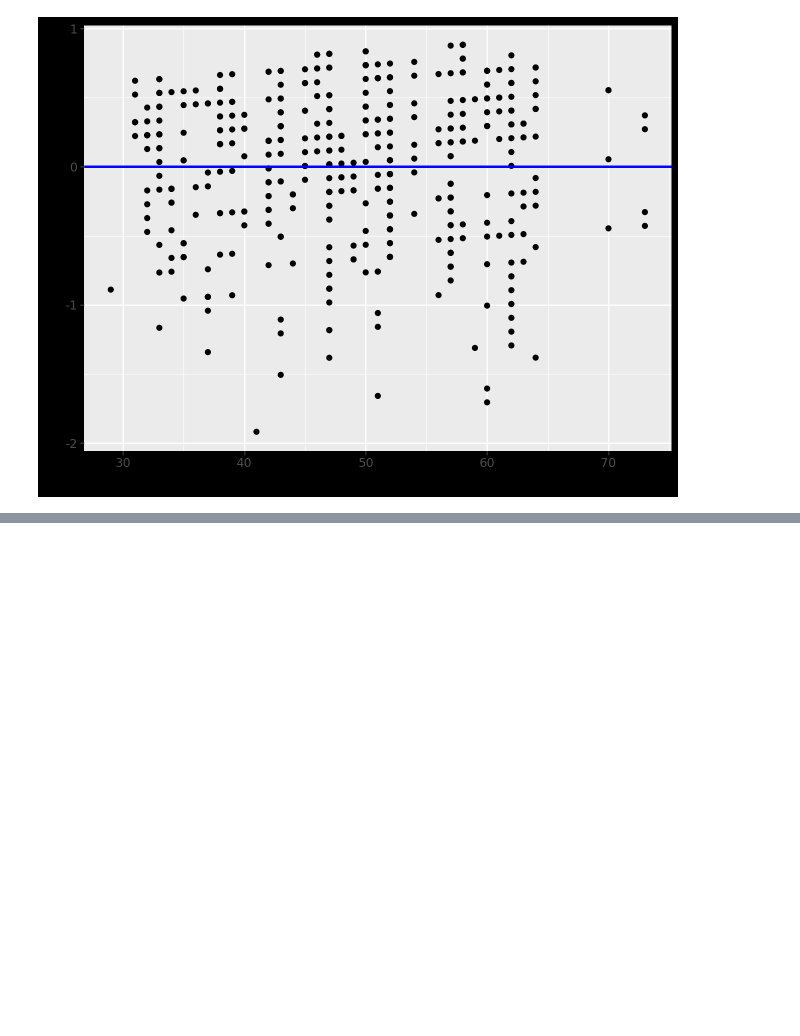
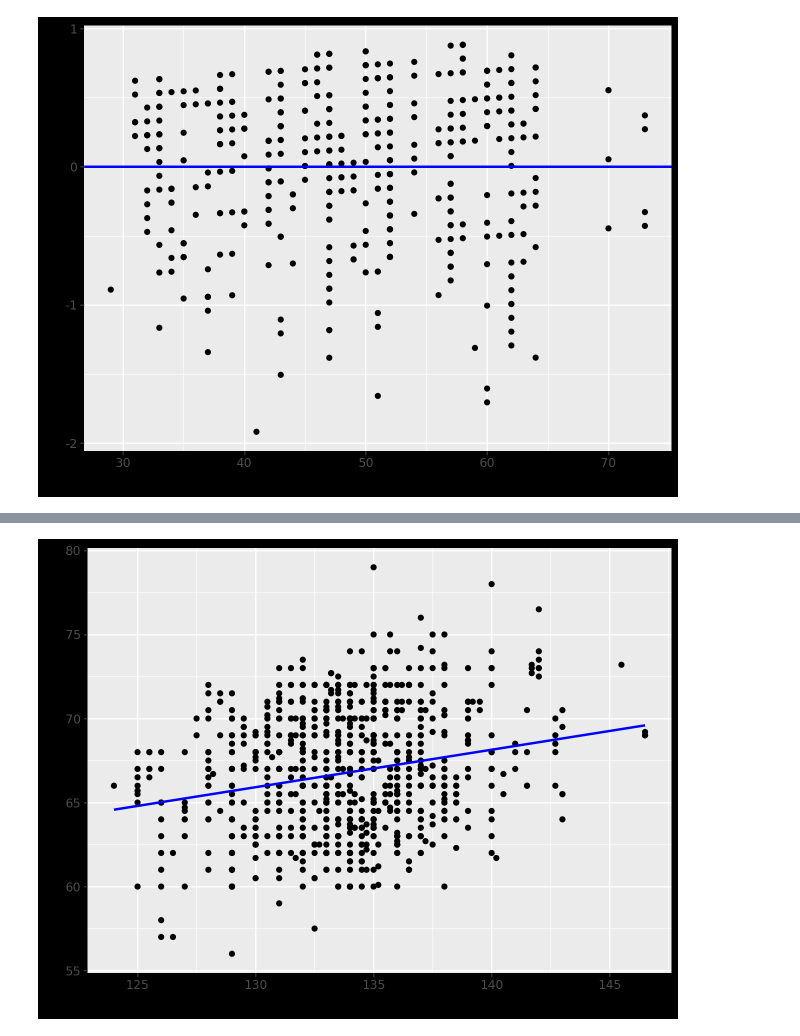
Before and after one commit to RafaelRagozoni/Topicos7, a Jupyter notebook: Aula10/participacao.ipynb, the cells around one changed output, grey strips where cells are left out. Cells and saved outputs as stored; diff of their text form; code cells hidden in the pictures; blank space fills up the shorter version.

```diff
--- a/Aula10/participacao.ipynb
+++ b/Aula10/participacao.ipynb
@@ -245,0 +328,3 @@ LC10.2
+# %%
+galton = pd.read_csv("Galton.csv")
+galton.head(2)
@@ -245,0 +335,3 @@ LC10.2
+# %%
+galton["gender"] = galton["sex"].apply(lambda x:1 if x =="F" else 0)
+galton.head(10)
@@ -245,0 +350,7 @@ LC10.2
+# %%
+ggplot(galton) \
++ aes(x = "mother + father + gender", y = "height") \
++ geom_point() \
++ geom_smooth(method="lm", se = False, color = "blue")
+# %% [output]
+[figure, added]
```
Also changed, not shown: parts of 31 cells of this notebook, 1 other file.
